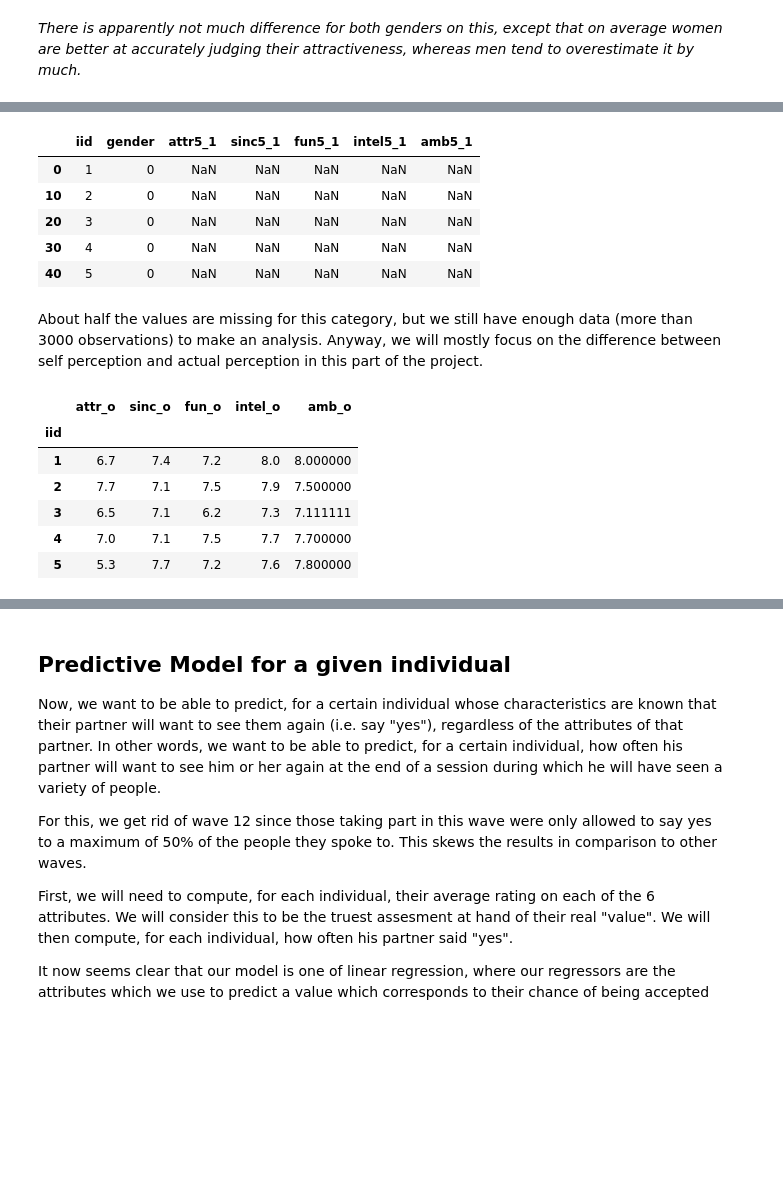
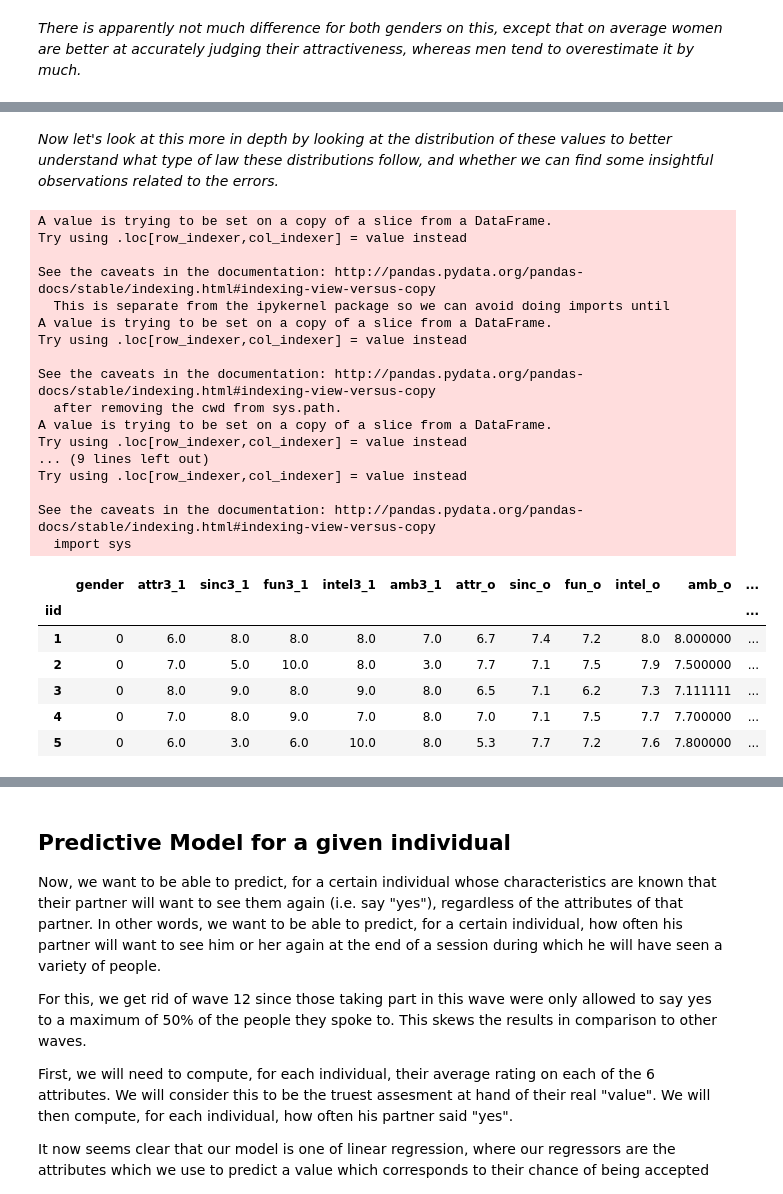
Before and after one commit to alexchouraki/Python-Project, a Jupyter notebook: Python Project.ipynb, the cells around one changed output, grey strips where cells are left out. Cells and saved outputs as stored; diff of their text form; code cells hidden in the pictures; blank space fills up the shorter version.

```diff
--- a/Python Project.ipynb
+++ b/Python Project.ipynb
@@ -415,14 +401,0 @@ sddSA.head() #here we have isolated the self assessment of everyone
-# %%
-#In the same way, let's isolate the way people think they are perceived by others
-sddTP = sddOK[['iid', 'gender', 'attr5_1', 'sinc5_1', 'fun5_1', 'intel5_1', 'amb5_1']]
-sddTP = sddTP.drop_duplicates()
-sddTP.head()
-# %% [output]
-|  | iid | gender | attr5_1 | sinc5_1 | fun5_1 | intel5_1 | amb5_1 |
-| 0 | 1 | 0 | NaN | NaN | NaN | NaN | NaN |
-| 10 | 2 | 0 | NaN | NaN | NaN | NaN | NaN |
-| 20 | 3 | 0 | NaN | NaN | NaN | NaN | NaN |
-| 30 | 4 | 0 | NaN | NaN | NaN | NaN | NaN |
-| 40 | 5 | 0 | NaN | NaN | NaN | NaN | NaN |
-# %% [markdown]
-About half the values are missing for this category, but we still have enough data (more than 3000 observations) to make an analysis. Anyway, we will mostly focus on the difference between self perception and actual perception in this part of the project.
@@ -433,10 +402,40 @@ sddAP = sddAP.groupby('iid').agg({'attr_o': 'mean','sinc_o': 'mean', 'fun_o': 'm
-# %%
-sddAP.head()
-# %% [output]
-|  | attr_o | sinc_o | fun_o | intel_o | amb_o |
-| iid |  |  |  |  |  |
-| 1 | 6.7 | 7.4 | 7.2 | 8.0 | 8.000000 |
-| 2 | 7.7 | 7.1 | 7.5 | 7.9 | 7.500000 |
-| 3 | 6.5 | 7.1 | 6.2 | 7.3 | 7.111111 |
-| 4 | 7.0 | 7.1 | 7.5 | 7.7 | 7.700000 |
-| 5 | 5.3 | 7.7 | 7.2 | 7.6 | 7.800000 |
+# %% [markdown]
+*Now let's look at this more in depth by looking at the distribution of these values to better understand what type of law these distributions follow, and whether we can find some insightful observations related to the errors.*
+# %%
+#First, let's look at self assessment of attributes and compute the difference
+sddSA = sddOK[['iid', 'gender', 'attr3_1', 'sinc3_1', 'fun3_1', 'intel3_1', 'amb3_1', 'attr_o', 'sinc_o', 'fun_o', 'intel_o', 'amb_o']]
+sddSA['err_attr'] = sddSA['attr3_1'] - sddSA['attr_o']
+sddSA['err_sinc'] = sddSA['sinc3_1'] - sddSA['sinc_o']
+sddSA['err_fun'] = sddSA['fun3_1'] - sddSA['fun_o']
+sddSA['err_intel'] = sddSA['intel3_1'] - sddSA['intel_o']
+sddSA['err_amb'] = sddSA['amb3_1'] - sddSA['amb_o']
+
+sddSA = sddSA.groupby('iid').agg({'gender' : 'mean','attr3_1' : 'mean', 'sinc3_1' : 'mean', 'fun3_1' : 'mean', 'intel3_1' : 'mean', 'amb3_1' : 'mean', 'attr_o' : 'mean', 'sinc_o' : 'mean', 'fun_o' : 'mean', 'intel_o' : 'mean', 'amb_o' : 'mean', 'err_attr': 'mean','err_sinc': 'mean', 'err_fun': 'mean', 'err_intel': 'mean', 'err_amb': 'mean'})
+
+#It should be noted here that the error IS NOT the difference between the average of the two columns, but the average difference, which makes more sense because we substract two integers rather than one integer and one decimal number'
+sddSA.head()
+# %% [output]
+A value is trying to be set on a copy of a slice from a DataFrame.
+Try using .loc[row_indexer,col_indexer] = value instead
+
+See the caveats in the documentation: http://pandas.pydata.org/pandas-docs/stable/indexing.html#indexing-view-versus-copy
+  This is separate from the ipykernel package so we can avoid doing imports until
+A value is trying to be set on a copy of a slice from a DataFrame.
+Try using .loc[row_indexer,col_indexer] = value instead
+
+See the caveats in the documentation: http://pandas.pydata.org/pandas-docs/stable/indexing.html#indexing-view-versus-copy
+  after removing the cwd from sys.path.
+A value is trying to be set on a copy of a slice from a DataFrame.
+Try using .loc[row_indexer,col_indexer] = value instead
+... (9 lines left out)
+Try using .loc[row_indexer,col_indexer] = value instead
+
+See the caveats in the documentation: http://pandas.pydata.org/pandas-docs/stable/indexing.html#indexing-view-versus-copy
+  import sys
+|  | gender | attr3_1 | sinc3_1 | fun3_1 | intel3_1 | amb3_1 | attr_o | sinc_o | fun_o | intel_o | amb_o | ... |
+| iid |  |  |  |  |  |  |  |  |  |  |  | ... |
+| 1 | 0 | 6.0 | 8.0 | 8.0 | 8.0 | 7.0 | 6.7 | 7.4 | 7.2 | 8.0 | 8.000000 | ... |
+| 2 | 0 | 7.0 | 5.0 | 10.0 | 8.0 | 3.0 | 7.7 | 7.1 | 7.5 | 7.9 | 7.500000 | ... |
+| 3 | 0 | 8.0 | 9.0 | 8.0 | 9.0 | 8.0 | 6.5 | 7.1 | 6.2 | 7.3 | 7.111111 | ... |
+| 4 | 0 | 7.0 | 8.0 | 9.0 | 7.0 | 8.0 | 7.0 | 7.1 | 7.5 | 7.7 | 7.700000 | ... |
+| 5 | 0 | 6.0 | 3.0 | 6.0 | 10.0 | 8.0 | 5.3 | 7.7 | 7.2 | 7.6 | 7.800000 | ... |
```
Also changed, not shown: parts of 11 cells of this notebook.
